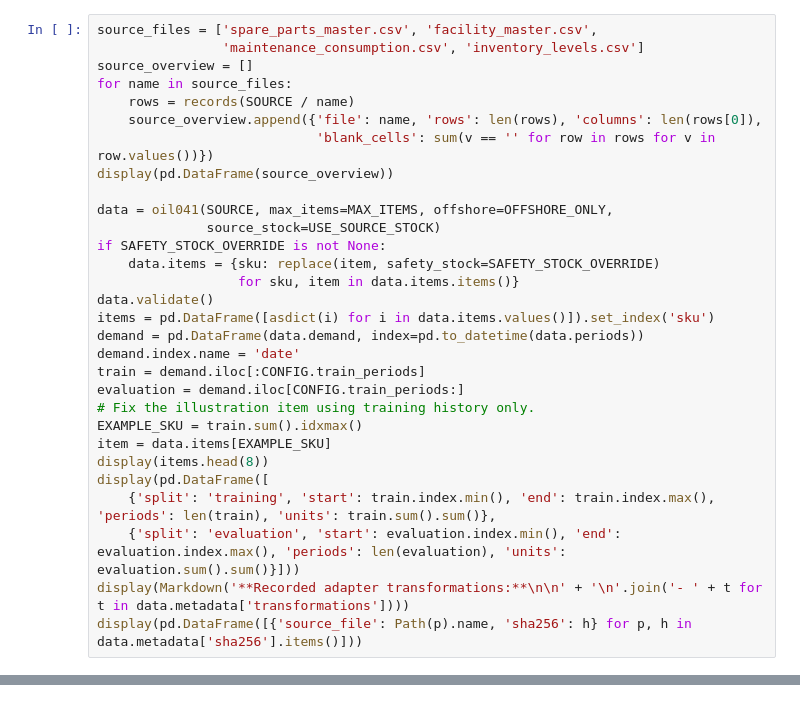
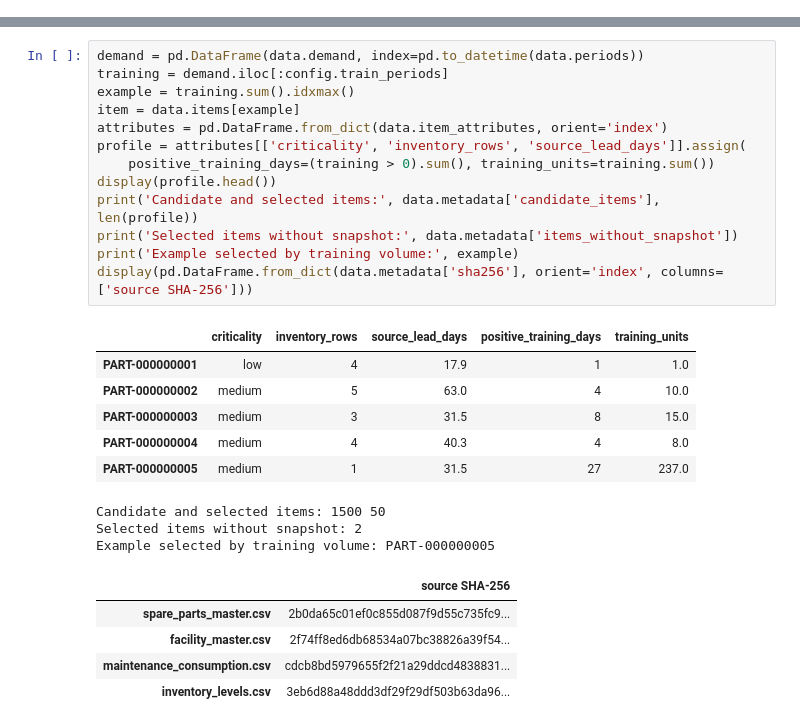
Before and after one commit to DanielOeren/DDMRP-in-Maritime-Supply-Chains, a Jupyter notebook: notebooks/mrp_model.ipynb, the cells around one changed output, grey strips where cells are left out. Cells and saved outputs as stored; diff of their text form.

```diff
--- a/notebooks/mrp_model.ipynb
+++ b/notebooks/mrp_model.ipynb
@@ -96,30 +0,0 @@ The adapter aggregates consumption by part and day across selected facilities in
-# %%
-source_files = ['spare_parts_master.csv', 'facility_master.csv',
-                'maintenance_consumption.csv', 'inventory_levels.csv']
-source_overview = []
-for name in source_files:
-    rows = records(SOURCE / name)
-    source_overview.append({'file': name, 'rows': len(rows), 'columns': len(rows[0]),
-                            'blank_cells': sum(v == '' for row in rows for v in row.values())})
-display(pd.DataFrame(source_overview))
-
-data = oil041(SOURCE, max_items=MAX_ITEMS, offshore=OFFSHORE_ONLY,
-              source_stock=USE_SOURCE_STOCK)
-if SAFETY_STOCK_OVERRIDE is not None:
-    data.items = {sku: replace(item, safety_stock=SAFETY_STOCK_OVERRIDE)
-                  for sku, item in data.items.items()}
-data.validate()
-items = pd.DataFrame([asdict(i) for i in data.items.values()]).set_index('sku')
-demand = pd.DataFrame(data.demand, index=pd.to_datetime(data.periods))
-demand.index.name = 'date'
-train = demand.iloc[:CONFIG.train_periods]
-evaluation = demand.iloc[CONFIG.train_periods:]
-# Fix the illustration item using training history only.
-EXAMPLE_SKU = train.sum().idxmax()
-item = data.items[EXAMPLE_SKU]
-display(items.head(8))
-display(pd.DataFrame([
-    {'split': 'training', 'start': train.index.min(), 'end': train.index.max(), 'periods': len(train), 'units': train.sum().sum()},
-    {'split': 'evaluation', 'start': evaluation.index.min(), 'end': evaluation.index.max(), 'periods': len(evaluation), 'units': evaluation.sum().sum()}]))
-display(Markdown('**Recorded adapter transformations:**\n\n' + '\n'.join('- ' + t for t in data.metadata['transformations'])))
-display(pd.DataFrame([{'source_file': Path(p).name, 'sha256': h} for p, h in data.metadata['sha256'].items()]))
@@ -625,0 +49,28 @@ Compare fill rate and stockouts **alongside inventory value**, not just a single
+# %%
+demand = pd.DataFrame(data.demand, index=pd.to_datetime(data.periods))
+training = demand.iloc[:config.train_periods]
+example = training.sum().idxmax()
+item = data.items[example]
+attributes = pd.DataFrame.from_dict(data.item_attributes, orient='index')
+profile = attributes[['criticality', 'inventory_rows', 'source_lead_days']].assign(
+    positive_training_days=(training > 0).sum(), training_units=training.sum())
+display(profile.head())
+print('Candidate and selected items:', data.metadata['candidate_items'], len(profile))
+print('Selected items without snapshot:', data.metadata['items_without_snapshot'])
+print('Example selected by training volume:', example)
+display(pd.DataFrame.from_dict(data.metadata['sha256'], orient='index', columns=['source SHA-256']))
+# %% [output]
+|  | criticality | inventory_rows | source_lead_days | positive_training_days | training_units |
+| PART-000000001 | low | 4 | 17.9 | 1 | 1.0 |
+| PART-000000002 | medium | 5 | 63.0 | 4 | 10.0 |
+| PART-000000003 | medium | 3 | 31.5 | 8 | 15.0 |
+| PART-000000004 | medium | 4 | 40.3 | 4 | 8.0 |
+| PART-000000005 | medium | 1 | 31.5 | 27 | 237.0 |
+Candidate and selected items: 1500 50
+Selected items without snapshot: 2
+Example selected by training volume: PART-000000005
+|  | source SHA-256 |
+| spare_parts_master.csv | 2b0da65c01ef0c855d087f9d55c735fc9... |
+| facility_master.csv | 2f74ff8ed6db68534a07bc38826a39f54... |
+| maintenance_consumption.csv | cdcb8bd5979655f2f21a29ddcd4838831... |
+| inventory_levels.csv | 3eb6d88a48ddd3df29f29df503b63da96... |
```
Also changed, not shown: parts of 44 cells of this notebook, 14 other files.
